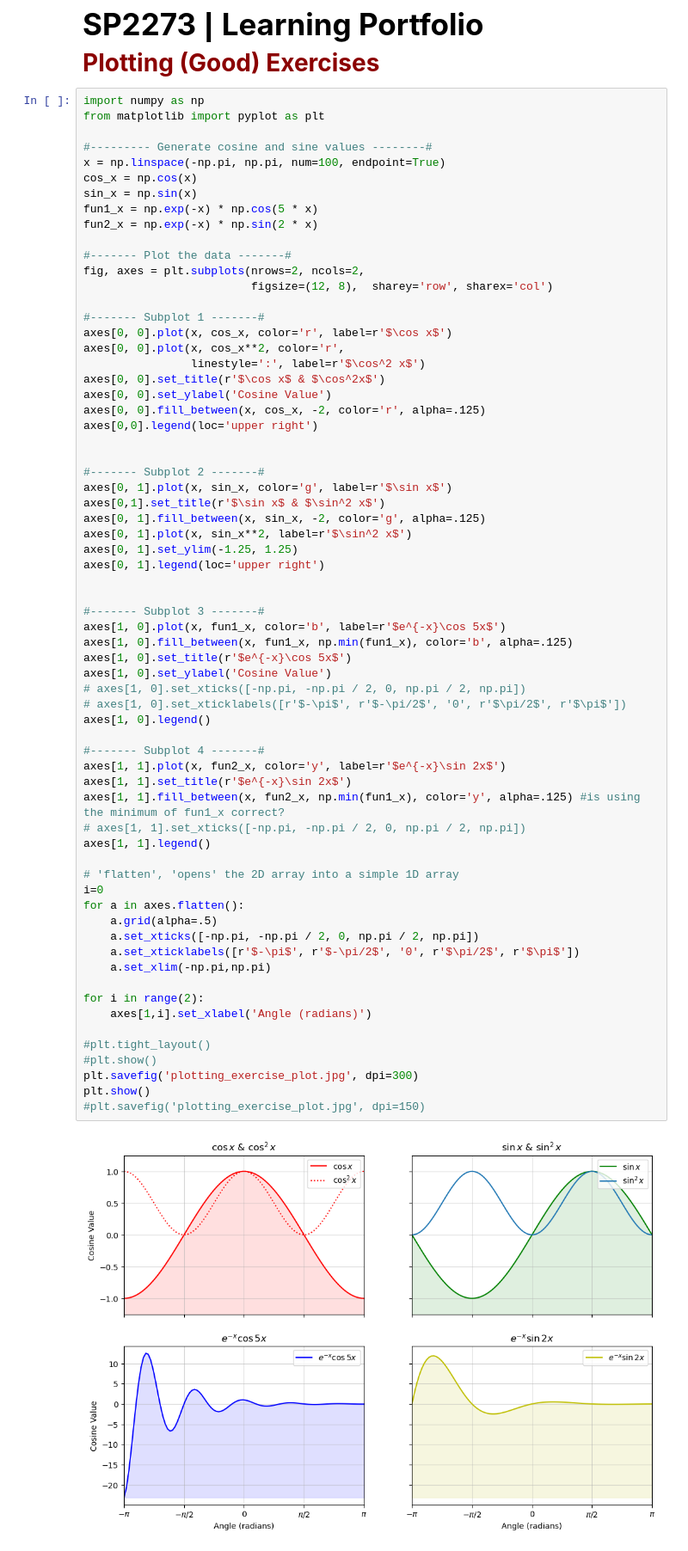
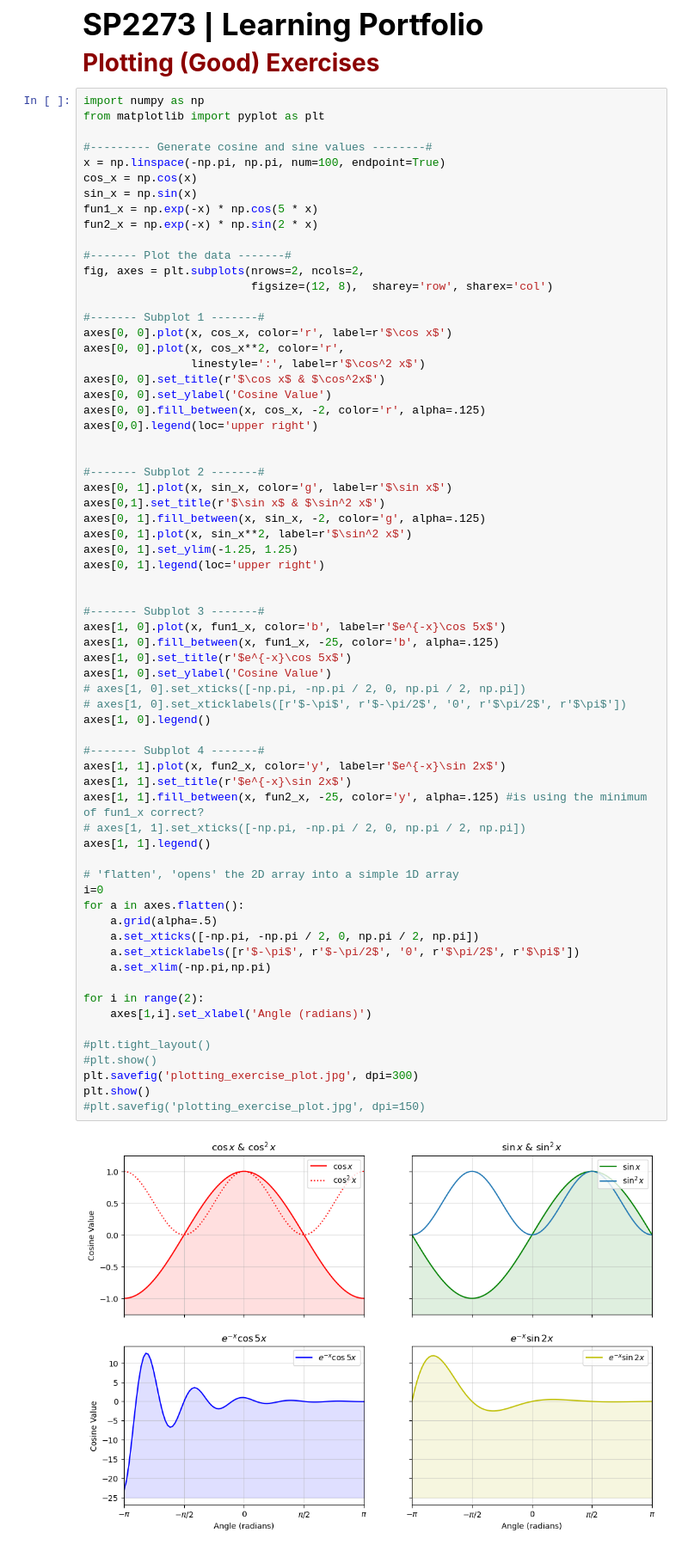
Before and after one commit to SPS-SP2273/learning-portfolio-2024-aug-Arcen3, a Jupyter notebook: 7.2_plotting__exercises/plotting_(good)_exercises.ipynb, the cells around one changed output. Shown at 86% size. Saved outputs shown, nothing was run; the diff lists cells and outputs as text.

Commit message:
update y fill to -25
just for completeness

```diff
--- a/7.2_plotting__exercises/plotting_(good)_exercises.ipynb
+++ b/7.2_plotting__exercises/plotting_(good)_exercises.ipynb
@@ -36,35 +36,35 @@ axes[0, 1].legend(loc='upper right')
 
 #------- Subplot 3 -------#
 axes[1, 0].plot(x, fun1_x, color='b', label=r'$e^{-x}\cos 5x$')
-axes[1, 0].fill_between(x, fun1_x, np.min(fun1_x), color='b', alpha=.125)
+axes[1, 0].fill_between(x, fun1_x, -25, color='b', alpha=.125)
 axes[1, 0].set_title(r'$e^{-x}\cos 5x$')
 axes[1, 0].set_ylabel('Cosine Value')
 # axes[1, 0].set_xticks([-np.pi, -np.pi / 2, 0, np.pi / 2, np.pi])
 # axes[1, 0].set_xticklabels([r'$-\pi$', r'$-\pi/2$', '0', r'$\pi/2$', r'$\pi$'])
 axes[1, 0].legend()
 
 #------- Subplot 4 -------#
 axes[1, 1].plot(x, fun2_x, color='y', label=r'$e^{-x}\sin 2x$')
 axes[1, 1].set_title(r'$e^{-x}\sin 2x$')
-axes[1, 1].fill_between(x, fun2_x, np.min(fun1_x), color='y', alpha=.125) #is using the minimum of fun1_x correct?
+axes[1, 1].fill_between(x, fun2_x, -25, color='y', alpha=.125) #is using the minimum of fun1_x correct?
 # axes[1, 1].set_xticks([-np.pi, -np.pi / 2, 0, np.pi / 2, np.pi])
 axes[1, 1].legend()
 
 # 'flatten', 'opens' the 2D array into a simple 1D array
 i=0
 for a in axes.flatten():
     a.grid(alpha=.5)
     a.set_xticks([-np.pi, -np.pi / 2, 0, np.pi / 2, np.pi])
     a.set_xticklabels([r'$-\pi$', r'$-\pi/2$', '0', r'$\pi/2$', r'$\pi$'])
     a.set_xlim(-np.pi,np.pi)
 
 for i in range(2):
     axes[1,i].set_xlabel('Angle (radians)')
 
 #plt.tight_layout()
 #plt.show()
 plt.savefig('plotting_exercise_plot.jpg', dpi=300)
 plt.show()
 #plt.savefig('plotting_exercise_plot.jpg', dpi=150)
 # %% [output]
-[figure, old version]
+[figure, new version]
```
Also changed, not shown: 1 other file.
